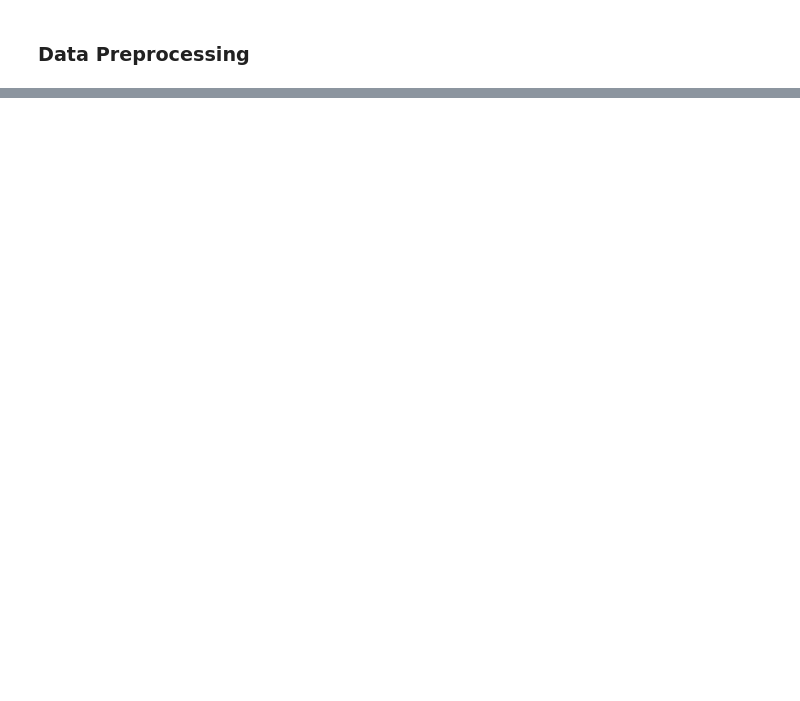
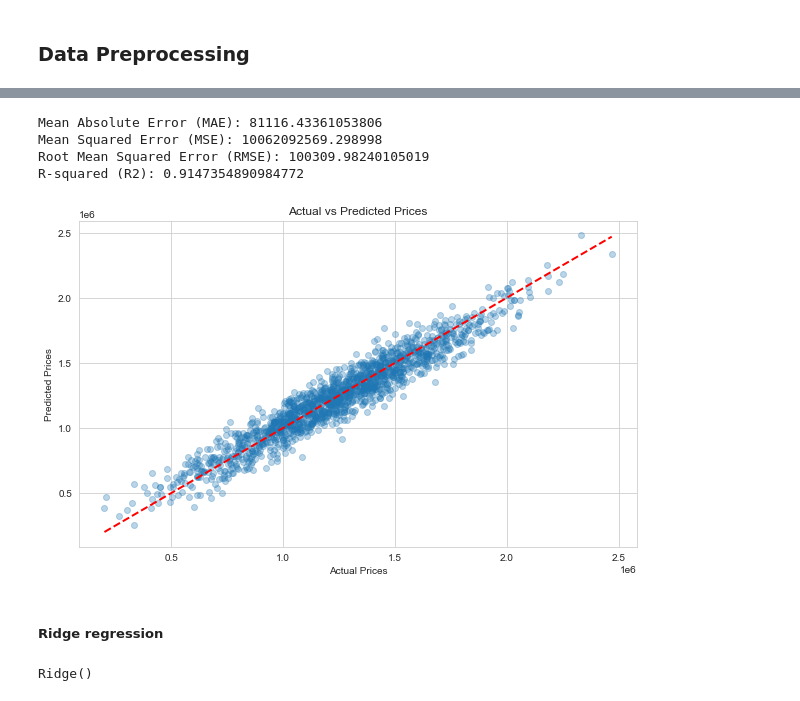
Before and after one commit to samar2605/House-Price-Prediction, a Jupyter notebook: Code.ipynb, the cells around one changed output, grey strips where cells are left out. Saved outputs shown, nothing was run; the diff lists cells and outputs as text; code cells hidden in the pictures; blank space fills up the shorter version.

Commit message:
Regression models added

```diff
--- a/Code.ipynb
+++ b/Code.ipynb
@@ -135,0 +144,4 @@ X_test_scaled = scaler.transform(X_test)
+# %%
+# Create and train the linear regression model
+lr_model = LinearRegression()
+lr_model.fit(X_train_scaled, y_train)
@@ -135,0 +159,38 @@ X_test_scaled = scaler.transform(X_test)
+# %%
+# Make predictions on the test data
+predictions = lr_model.predict(X_test_scaled)
+
+# Calculate evaluation metrics
+lr_mae = mean_absolute_error(y_test, predictions)
+lr_mse = mean_squared_error(y_test, predictions)
+lr_rmse = np.sqrt(lr_mse)
+lr_r2 = r2_score(y_test, predictions)
+
+print(f'Mean Absolute Error (MAE): {lr_mae}')
+print(f'Mean Squared Error (MSE): {lr_mse}')
+print(f'Root Mean Squared Error (RMSE): {lr_rmse}')
+print(f'R-squared (R2): {lr_r2}')
+# %% [output]
+Mean Absolute Error (MAE): 81116.43361053806
+Mean Squared Error (MSE): 10062092569.298998
+Root Mean Squared Error (RMSE): 100309.98240105019
+R-squared (R2): 0.9147354890984772
+# %%
+# Plotting the actual vs predicted prices
+plt.figure(figsize=(10, 6))
+plt.scatter(y_test, predictions, alpha=0.3)
+plt.plot([y_test.min(), y_test.max()], [y_test.min(), y_test.max()], '--r', linewidth=2)
+plt.xlabel('Actual Prices')
+plt.ylabel('Predicted Prices')
+plt.title('Actual vs Predicted Prices')
+plt.show()
+# %% [output]
+[figure, added]
+# %% [markdown]
+##### Ridge regression
+# %%
+# Create and train the ridge regression model
+ridge_model = Ridge(alpha=1.0)  # You can tune the alpha parameter
+ridge_model.fit(X_train_scaled, y_train)
+# %% [output]
+Ridge()
```
Also changed, not shown: parts of 19 cells of this notebook.
